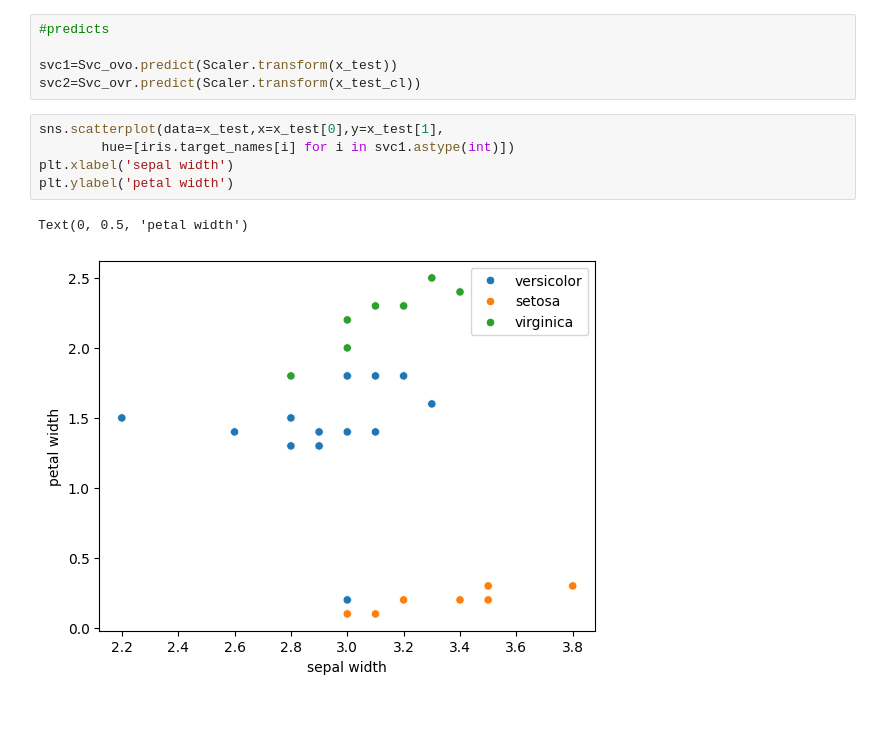
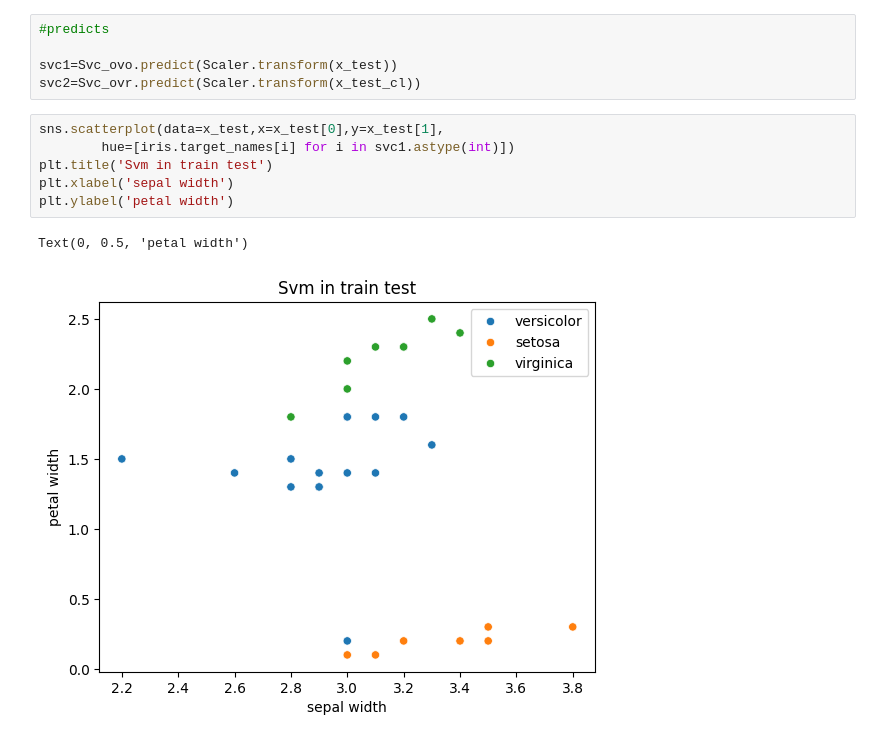
Before and after one commit to roossqg/-Data-Science-Hub, a Jupyter notebook: Models_and_Data/Math_teory/Support_vector_machines.ipynb, the cells around one changed output. Saved outputs shown, nothing was run; the diff lists cells and outputs as text; blank space fills up the shorter version.

```diff
--- a/Models_and_Data/Math_teory/Support_vector_machines.ipynb
+++ b/Models_and_Data/Math_teory/Support_vector_machines.ipynb
@@ -66,8 +66,9 @@ svc2=Svc_ovr.predict(Scaler.transform(x_test_cl))
 # %%
 sns.scatterplot(data=x_test,x=x_test[0],y=x_test[1],
         hue=[iris.target_names[i] for i in svc1.astype(int)])
+plt.title('Svm in train test')
 plt.xlabel('sepal width')
 plt.ylabel('petal width')
 # %% [output]
 Text(0, 0.5, 'petal width')
-[figure, old version]
+[figure, new version]
```
Also changed, not shown: parts of 10 cells of this notebook.
